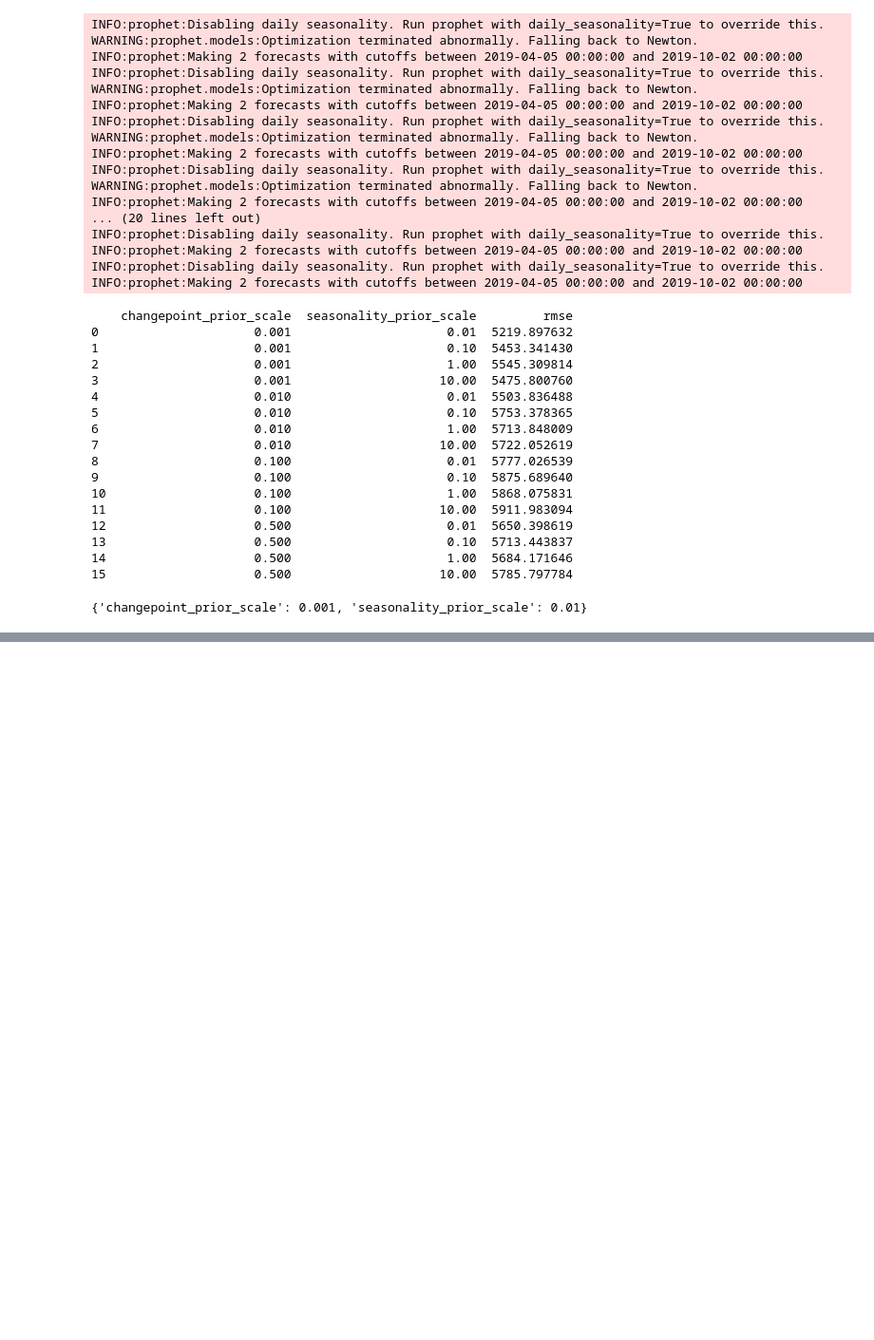
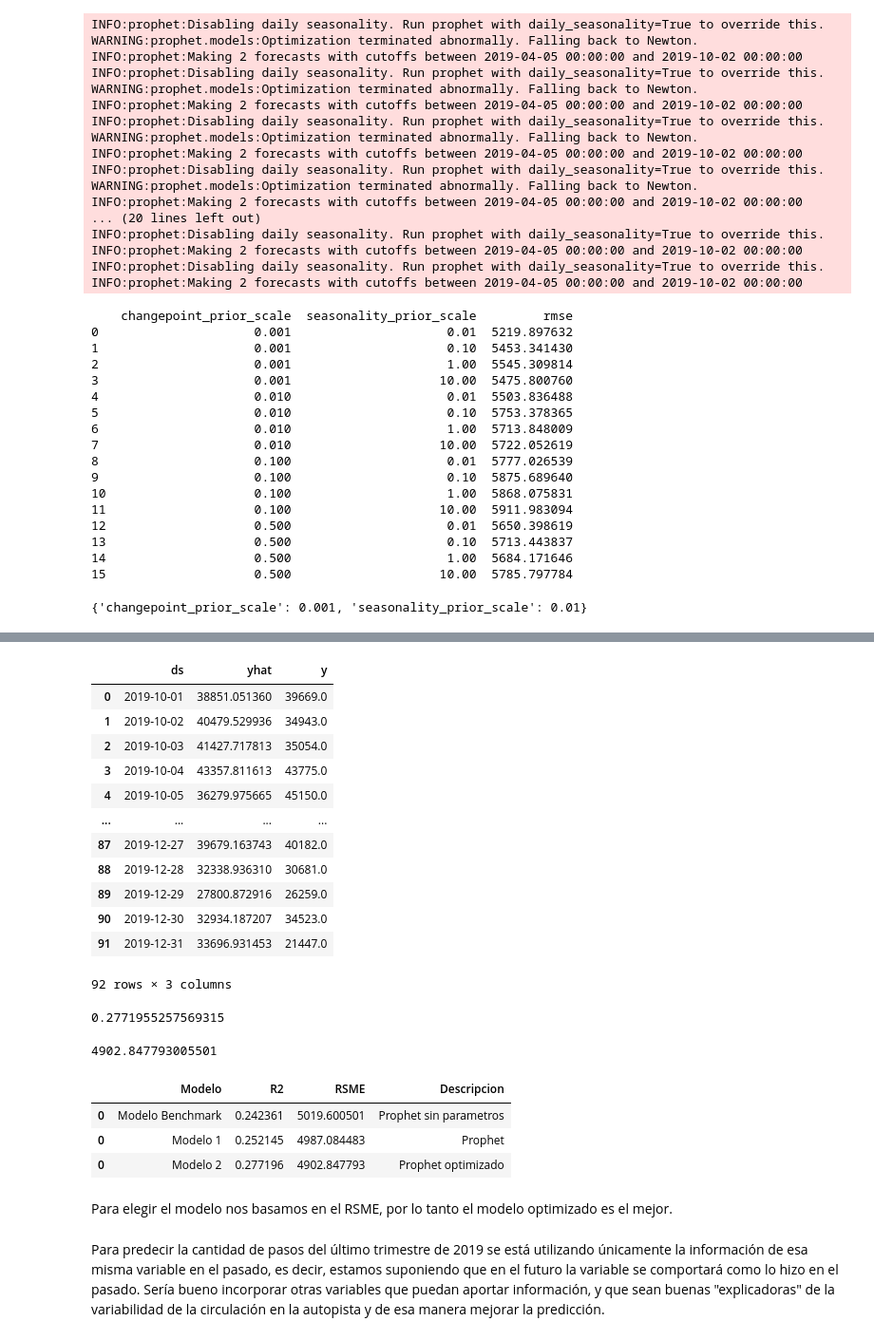
Before and after one commit to NachoRam123/Proyecto-3, a Jupyter notebook: DS_Proyecto_03_ST_RamellaIgnacio.ipynb, the cells around one changed output, grey strips where cells are left out. Shown at 95% size. Cells and saved outputs as stored; diff of their text form; code cells hidden in the pictures; blank space fills up the shorter version.

Commit message:
Agrega conclusiones de modelo optimizado

```diff
--- a/DS_Proyecto_03_ST_RamellaIgnacio.ipynb
+++ b/DS_Proyecto_03_ST_RamellaIgnacio.ipynb
@@ -934,0 +937,4 @@ print(mejores_parametros)
+# %%
+Modelo_2 = Prophet(changepoint_prior_scale= 0.001, seasonality_prior_scale =  0.01)
+# %%
+Modelo_2.fit(df_modelo)
@@ -934,0 +945,2 @@ print(mejores_parametros)
+# %%
+forecast_tri_2019_m2 = Modelo_2.predict(tri_2019)
@@ -934,0 +950,39 @@ print(mejores_parametros)
+# %%
+metric_df_2 = forecast_tri_2019_m2.set_index('ds')[['yhat']].join(df_modelo.set_index('ds').y).reset_index()
+metric_df_2
+# %% [output]
+|  | ds | yhat | y |
+| 0 | 2019-10-01 | 38851.051360 | 39669.0 |
+| 1 | 2019-10-02 | 40479.529936 | 34943.0 |
+| 2 | 2019-10-03 | 41427.717813 | 35054.0 |
+| 3 | 2019-10-04 | 43357.811613 | 43775.0 |
+| 4 | 2019-10-05 | 36279.975665 | 45150.0 |
+| ... | ... | ... | ... |
+| 87 | 2019-12-27 | 39679.163743 | 40182.0 |
+| 88 | 2019-12-28 | 32338.936310 | 30681.0 |
+| 89 | 2019-12-29 | 27800.872916 | 26259.0 |
+| 90 | 2019-12-30 | 32934.187207 | 34523.0 |
+| 91 | 2019-12-31 | 33696.931453 | 21447.0 |
+92 rows × 3 columns
+# %%
+r2_m2 = r2_score(metric_df_2.y, metric_df_2.yhat)
+r2_m2
+# %% [output]
+0.2771955257569315
+# %%
+rmse_m2 = np.sqrt(mean_squared_error(metric_df_2.y, metric_df_2.yhat))
+rmse_m2
+# %% [output]
+4902.847793005501
+# %%
+Metricas = cuadro_metricas(Metricas, 'Modelo 2', r2_m2, rmse_m2, descripcion = 'Prophet optimizado')
+Metricas
+# %% [output]
+|  | Modelo | R2 | RSME | Descripcion |
+| 0 | Modelo Benchmark | 0.242361 | 5019.600501 | Prophet sin parametros |
+| 0 | Modelo 1 | 0.252145 | 4987.084483 | Prophet |
+| 0 | Modelo 2 | 0.277196 | 4902.847793 | Prophet optimizado |
+# %% [markdown]
+Para elegir el modelo nos basamos en el RSME, por lo tanto el modelo optimizado es el mejor.
+# %% [markdown]
+Para predecir la cantidad de pasos del último trimestre de 2019 se está utilizando únicamente la información de esa misma variable en el pasado, es decir, estamos suponiendo que en el futuro la variable se comportará como lo hizo en el pasado. Sería bueno incorporar otras variables que puedan aportar información, y que sean buenas "explicadoras" de la variabilidad de la circulación en la autopista y de esa manera mejorar la predicción.
```
Also changed, not shown: parts of 9 cells of this notebook.
